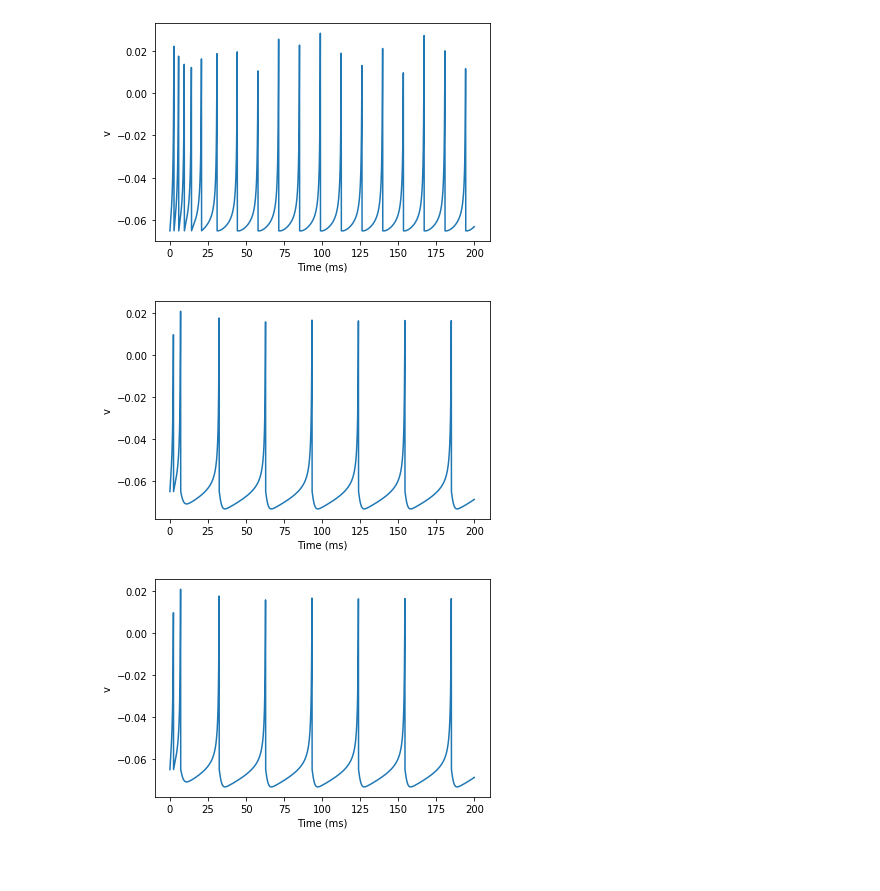
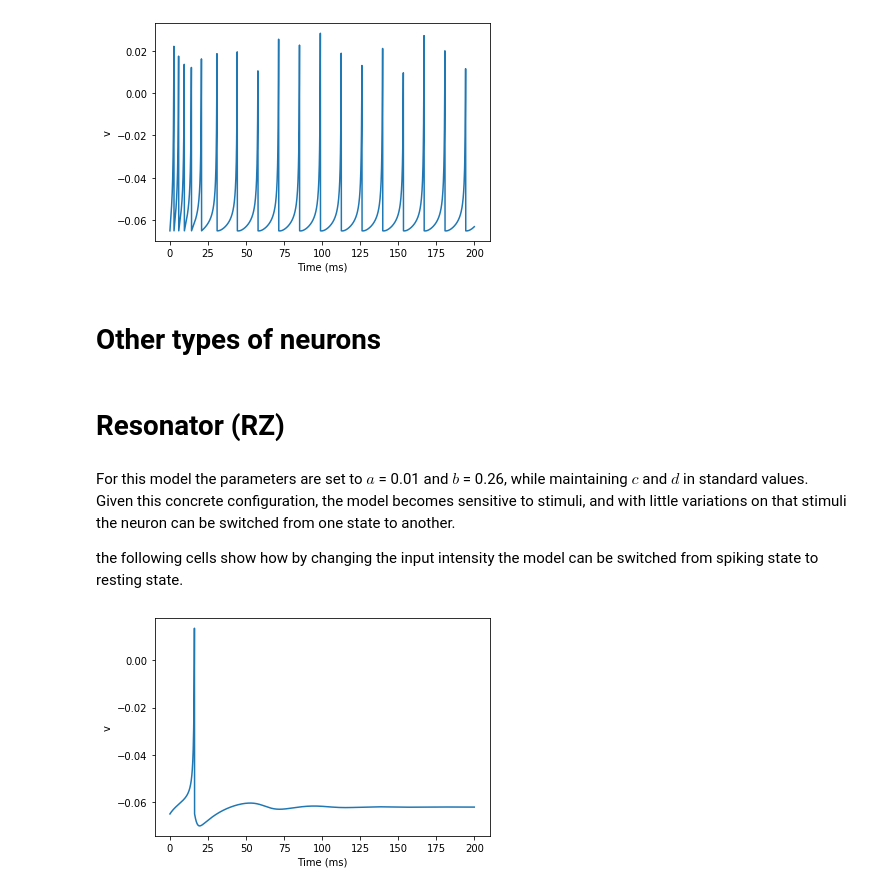
Before and after one commit to initega/izhikevich-mlnn, a Jupyter notebook: izhikevich.ipynb, the cells around one changed output. Cells and saved outputs as stored; diff of their text form; code cells hidden in the pictures; blank space fills up the shorter version.

```diff
--- a/izhikevich.ipynb
+++ b/izhikevich.ipynb
@@ -177,16 +194,24 @@ ylabel('v');
 show()
 # %% [output]
 [figure]
+# %% [markdown]
+# Other types of neurons
+# %% [markdown]
+# Resonator (RZ)
+# %% [markdown]
+For this model the parameters are set to $a$ = 0.01 and $b$ = 0.26, while maintaining $c$ and $d$ in standard values. Given this concrete configuration, the model becomes sensitive to stimuli, and with little variations on that stimuli the neuron can be switched from one state to another.
+
+the following cells show how by changing the input intensity the model can be switched from spiking state to resting state.
 # %%
+#RZ Resting state
 
-M = model(a_p = 0.02, b_p = 0.2, c_p = -65, d_p = 8, duration = 200*ms)
+M = model(a_p = 0.1, b_p = 0.26, c_p = -65, d_p = 2, I = 0.1, duration = 200*ms)
 
 figure
 plot(M.t/ms, M.v[0])
 xlabel('Time (ms)')
 ylabel('v');
 
 show()
 # %% [output]
-[figure, old version]
+[figure, new version]
-[figure, removed]
```
Also changed, not shown: parts of 24 cells of this notebook.
